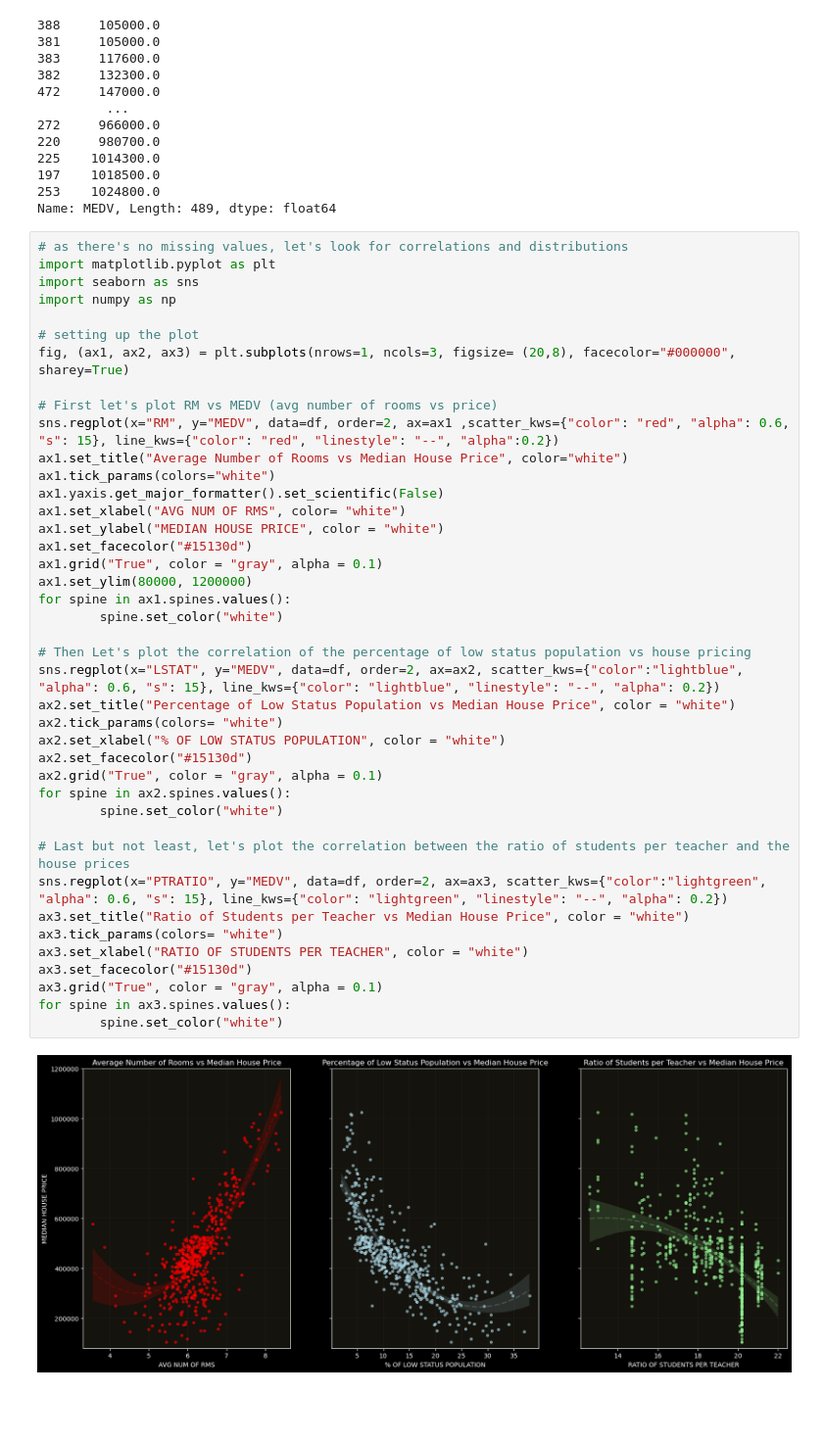
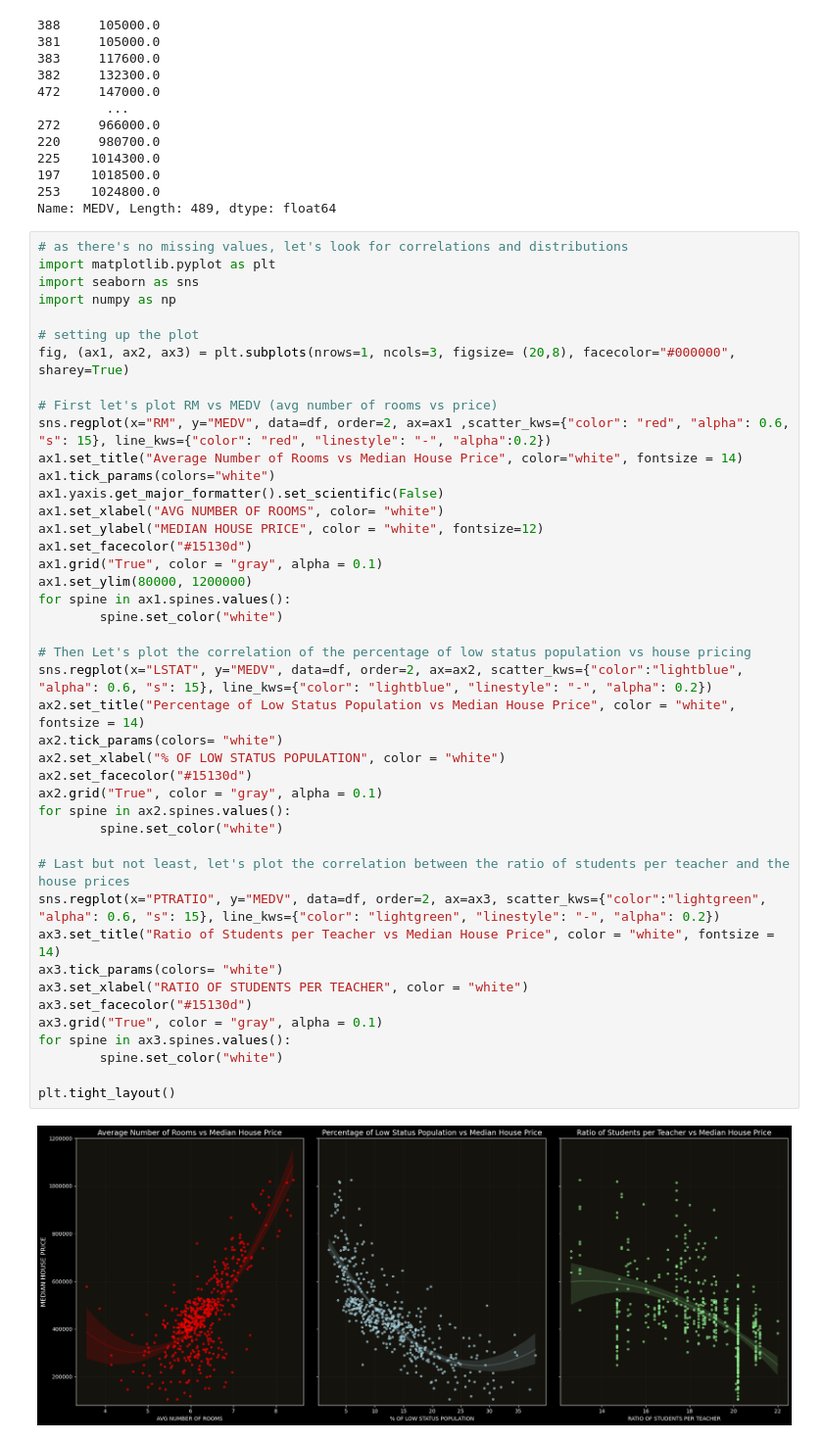
Before and after one commit to imelinc/housing-prices-project, a Jupyter notebook: housing-project.ipynb, the cells around one changed output. Shown: that part at 98% size. Drawn from its saved outputs; the diff is of its cells as text; blank space fills up the shorter version.

Commit message:
Insights of the plot made

```diff
--- a/housing-project.ipynb
+++ b/housing-project.ipynb
@@ -108,39 +108,41 @@ import seaborn as sns
 import numpy as np
 
 # setting up the plot
 fig, (ax1, ax2, ax3) = plt.subplots(nrows=1, ncols=3, figsize= (20,8), facecolor="#000000", sharey=True)
 
 # First let's plot RM vs MEDV (avg number of rooms vs price)
-sns.regplot(x="RM", y="MEDV", data=df, order=2, ax=ax1 ,scatter_kws={"color": "red", "alpha": 0.6, "s": 15}, line_kws={"color": "red", "linestyle": "--", "alpha":0.2})
-ax1.set_title("Average Number of Rooms vs Median House Price", color="white")
+sns.regplot(x="RM", y="MEDV", data=df, order=2, ax=ax1 ,scatter_kws={"color": "red", "alpha": 0.6, "s": 15}, line_kws={"color": "red", "linestyle": "-", "alpha":0.2})
+ax1.set_title("Average Number of Rooms vs Median House Price", color="white", fontsize = 14)
 ax1.tick_params(colors="white")
 ax1.yaxis.get_major_formatter().set_scientific(False)
-ax1.set_xlabel("AVG NUM OF RMS", color= "white")
-ax1.set_ylabel("MEDIAN HOUSE PRICE", color = "white")
+ax1.set_xlabel("AVG NUMBER OF ROOMS", color= "white")
+ax1.set_ylabel("MEDIAN HOUSE PRICE", color = "white", fontsize=12)
 ax1.set_facecolor("#15130d")
 ax1.grid("True", color = "gray", alpha = 0.1)
 ax1.set_ylim(80000, 1200000)
 for spine in ax1.spines.values():
         spine.set_color("white")
 
 # Then Let's plot the correlation of the percentage of low status population vs house pricing
-sns.regplot(x="LSTAT", y="MEDV", data=df, order=2, ax=ax2, scatter_kws={"color":"lightblue", "alpha": 0.6, "s": 15}, line_kws={"color": "lightblue", "linestyle": "--", "alpha": 0.2})
-ax2.set_title("Percentage of Low Status Population vs Median House Price", color = "white")
+sns.regplot(x="LSTAT", y="MEDV", data=df, order=2, ax=ax2, scatter_kws={"color":"lightblue", "alpha": 0.6, "s": 15}, line_kws={"color": "lightblue", "linestyle": "-", "alpha": 0.2})
+ax2.set_title("Percentage of Low Status Population vs Median House Price", color = "white", fontsize = 14)
 ax2.tick_params(colors= "white")
 ax2.set_xlabel("% OF LOW STATUS POPULATION", color = "white")
 ax2.set_facecolor("#15130d")
 ax2.grid("True", color = "gray", alpha = 0.1)
 for spine in ax2.spines.values():
         spine.set_color("white")
 
 # Last but not least, let's plot the correlation between the ratio of students per teacher and the house prices
-sns.regplot(x="PTRATIO", y="MEDV", data=df, order=2, ax=ax3, scatter_kws={"color":"lightgreen", "alpha": 0.6, "s": 15}, line_kws={"color": "lightgreen", "linestyle": "--", "alpha": 0.2})
-ax3.set_title("Ratio of Students per Teacher vs Median House Price", color = "white")
+sns.regplot(x="PTRATIO", y="MEDV", data=df, order=2, ax=ax3, scatter_kws={"color":"lightgreen", "alpha": 0.6, "s": 15}, line_kws={"color": "lightgreen", "linestyle": "-", "alpha": 0.2})
+ax3.set_title("Ratio of Students per Teacher vs Median House Price", color = "white", fontsize = 14)
 ax3.tick_params(colors= "white")
 ax3.set_xlabel("RATIO OF STUDENTS PER TEACHER", color = "white")
 ax3.set_facecolor("#15130d")
 ax3.grid("True", color = "gray", alpha = 0.1)
 for spine in ax3.spines.values():
         spine.set_color("white")
+
+plt.tight_layout()
 # %% [output]
-[figure, old version]
+[figure, new version]
```
Also changed, not shown: parts of 1 cell of this notebook.
